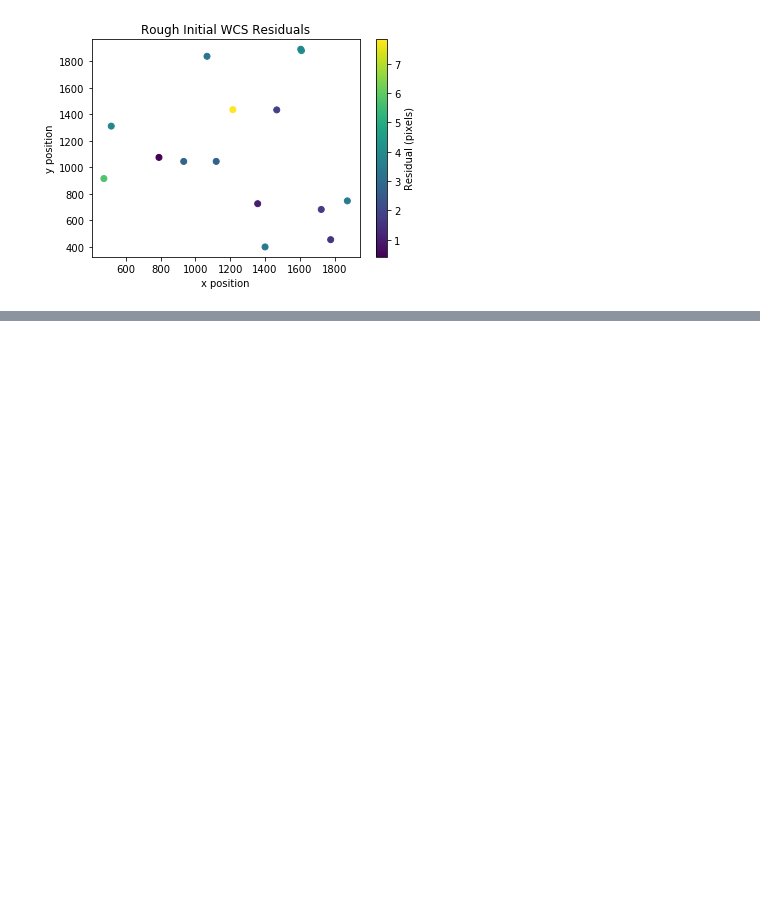
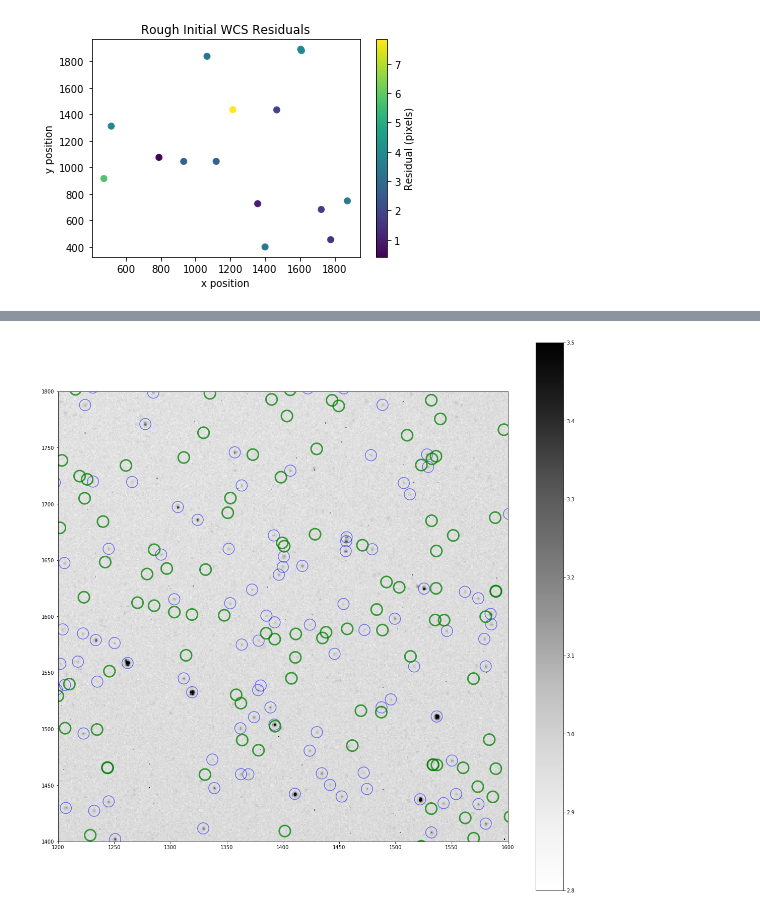
Before and after one commit to lsst/all_sky_phot, a Jupyter notebook: data/az_camera/Fit_WCS.ipynb, the cells around one changed output, grey strips where cells are left out. Saved outputs shown, nothing was run; the diff lists cells and outputs as text; code cells hidden in the pictures; blank space fills up the shorter version.

```diff
--- a/data/az_camera/Fit_WCS.ipynb
+++ b/data/az_camera/Fit_WCS.ipynb
@@ -142,0 +205,5 @@ apertures.plot(color='green', lw=3, alpha=0.75)
+# %%
+fun = wcs_refine_zea(phot_table['xcenter'].value, phot_table['ycenter'].value, measured_mags,mjd,
+                     ybc['RA'].values, ybc['Dec'].values, ybc['Vmag'].values, a_order=0, b_order=0)
+x0 = fun.wcs2x0(wcs_initial)
+fit_result = minimize(fun, x0[0:8], method='Powell')
@@ -142,0 +221,14 @@ apertures.plot(color='green', lw=3, alpha=0.75)
+# %%
+wcs_refined = fun.return_wcs(fit_result.x)
+x_expected, y_expected = wcs_refined.all_world2pix(az_cat[above], alt_cat[above], 0.)
+apertures = CircularAperture( (x_expected, y_expected), r=5.)
+
+plt.figure(figsize=[20,20])
+plt.imshow(np.log10(image),  cmap='Greys', origin='lower', vmin=2.8, vmax=3.5)
+plt.colorbar()
+plt.xlim([1200, 1600])
+plt.ylim([1400, 1800])
+phot_appertures.plot(color='blue', lw=1.5, alpha=0.5)
+apertures.plot(color='green', lw=3, alpha=0.75)
+# %% [output]
+[figure, added]
```
Also changed, not shown: parts of 12 cells of this notebook, 1 other file.
